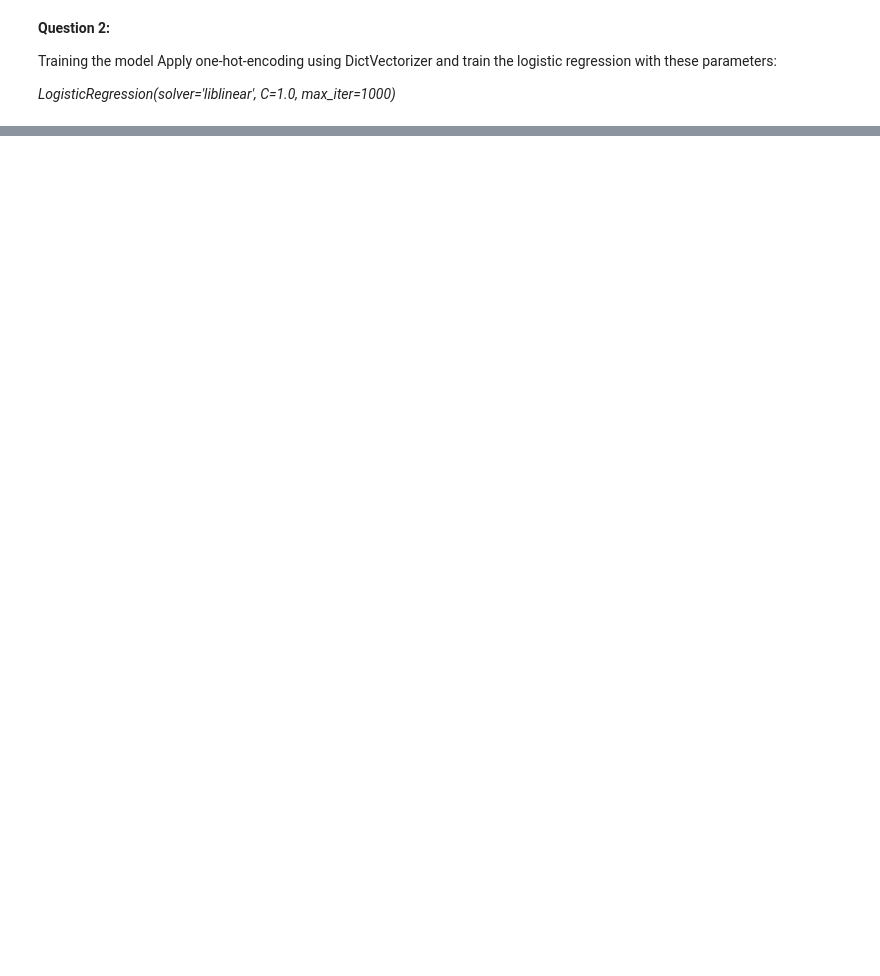
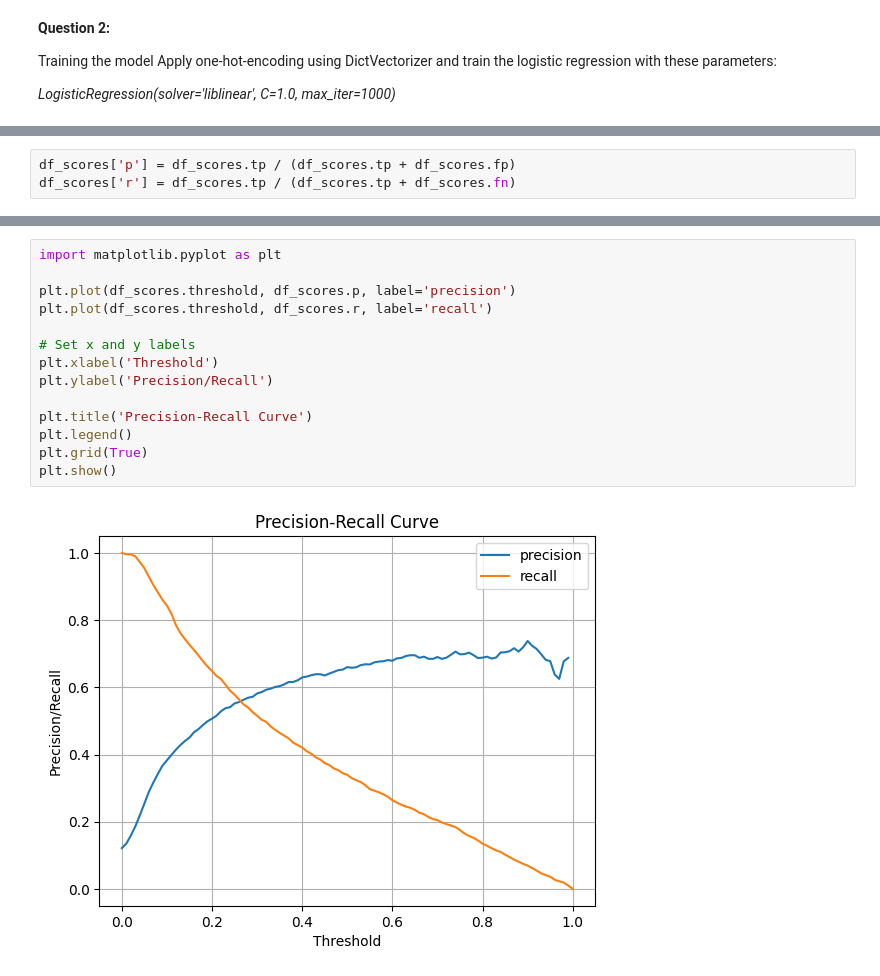
Before and after one commit to OleksiiLatypov/llm-zoomcamp, a Jupyter notebook: hw_ml_zoomcamp/hw04.ipynb, the cells around one changed output, grey strips where cells are left out. Drawn from its saved outputs; the diff is of its cells as text; blank space fills up the shorter version.

```diff
--- a/hw_ml_zoomcamp/hw04.ipynb
+++ b/hw_ml_zoomcamp/hw04.ipynb
@@ -199,0 +303,3 @@ AUC: 0.9123741700578283
+# %%
+df_scores['p'] = df_scores.tp / (df_scores.tp + df_scores.fp)
+df_scores['r'] = df_scores.tp / (df_scores.tp + df_scores.fn)
@@ -199,0 +321,16 @@ AUC: 0.9123741700578283
+# %%
+import matplotlib.pyplot as plt
+
+plt.plot(df_scores.threshold, df_scores.p, label='precision')
+plt.plot(df_scores.threshold, df_scores.r, label='recall')
+
+# Set x and y labels
+plt.xlabel('Threshold')
+plt.ylabel('Precision/Recall')
+
+plt.title('Precision-Recall Curve')
+plt.legend()
+plt.grid(True)
+plt.show()
+# %% [output]
+[figure, added]
```
Also changed, not shown: parts of 32 cells of this notebook.
